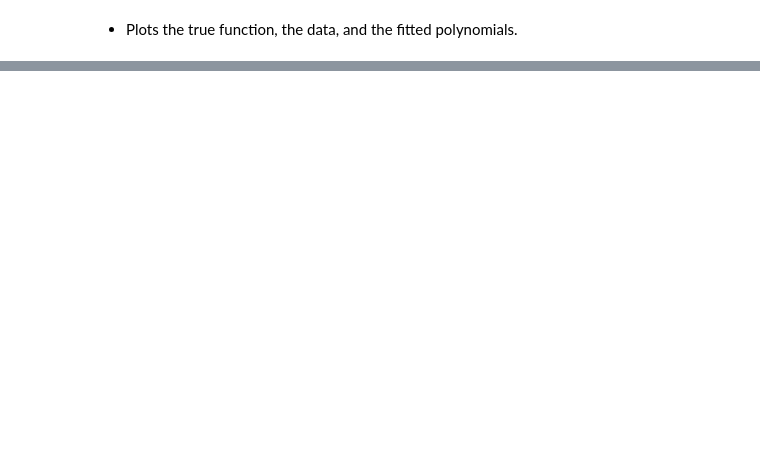
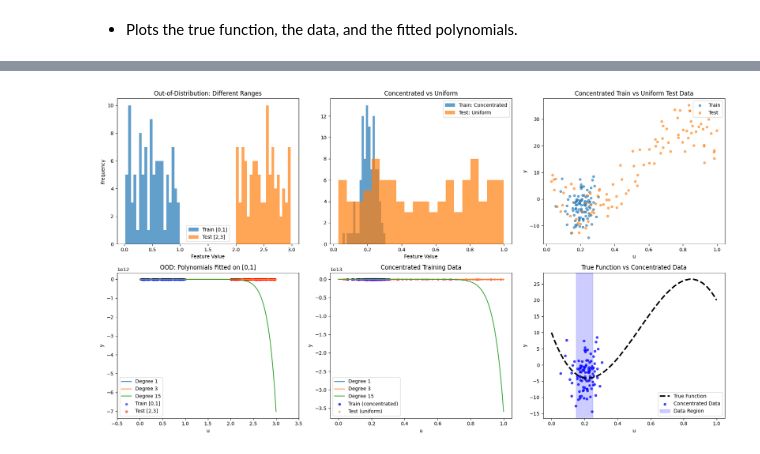
Before and after one commit to mba0329/ML_homeworks, a Jupyter notebook: polynomial_regression.ipynb, the cells around one changed output, grey strips where cells are left out. Saved outputs shown, nothing was run; the diff lists cells and outputs as text; code cells hidden in the pictures; blank space fills up the shorter version.

```diff
--- a/polynomial_regression.ipynb
+++ b/polynomial_regression.ipynb
@@ -115,0 +638,73 @@ plt.show()
+# %%
+# Visualize the different distributions and their effects
+fig, axes = plt.subplots(2, 3, figsize=(18, 10))
+
+# Row 1: Feature distributions
+axes[0, 0].hist(u_train_ood.flatten(), bins=20, alpha=0.7, label='Train [0,1]')
+axes[0, 0].hist(u_test_ood.flatten(), bins=20, alpha=0.7, label='Test [2,3]')
+axes[0, 0].set_title('Out-of-Distribution: Different Ranges')
+axes[0, 0].set_xlabel('Feature Value')
+axes[0, 0].set_ylabel('Frequency')
+axes[0, 0].legend()
+
+axes[0, 1].hist(u_train_conc1.flatten(), bins=20, alpha=0.7, label='Train: Concentrated')
+axes[0, 1].hist(u_test_conc1.flatten(), bins=20, alpha=0.7, label='Test: Uniform')
+axes[0, 1].set_title('Concentrated vs Uniform')
+axes[0, 1].set_xlabel('Feature Value')
+axes[0, 1].legend()
+
+axes[0, 2].scatter(u_train_conc1.flatten(), y_train_conc1.flatten(), alpha=0.6, s=20, label='Train')
+axes[0, 2].scatter(u_test_conc1.flatten(), y_test_conc1.flatten(), alpha=0.6, s=20, label='Test')
+axes[0, 2].set_title('Concentrated Train vs Uniform Test Data')
+axes[0, 2].set_xlabel('u')
+axes[0, 2].set_ylabel('y')
+axes[0, 2].legend()
+
+# Row 2: Polynomial fits for different scenarios
+xx = np.linspace(0, 3, 300).reshape(-1, 1)
+
+# Plot 1: Out-of-distribution scenario
+for p in [1, 3, 15]:
+    X_plot = model_matrix_flexible(p, xx, len(xx))
+    y_plot = X_plot @ results_ood['coefficients'][p].reshape(-1, 1)
+    axes[1, 0].plot(xx.flatten(), y_plot.flatten(), label=f'Degree {p}')
+
+axes[1, 0].scatter(u_train_ood.flatten(), y_train_ood.flatten(), alpha=0.5, c='blue', s=20, label='Train [0,1]')
+axes[1, 0].scatter(u_test_ood.flatten(), y_test_ood.flatten(), alpha=0.5, c='red', s=20, label='Test [2,3]')
+axes[1, 0].set_title('OOD: Polynomials Fitted on [0,1]')
+axes[1, 0].set_xlabel('u')
+axes[1, 0].set_ylabel('y')
+axes[1, 0].legend()
+axes[1, 0].set_xlim(-0.5, 3.5)
+
+# Plot 2: Concentrated training
+xx_narrow = np.linspace(0, 1, 300).reshape(-1, 1)
+for p in [1, 3, 15]:
+    X_plot = model_matrix_flexible(p, xx_narrow, len(xx_narrow))
+    y_plot = X_plot @ results_conc1['coefficients'][p].reshape(-1, 1)
+    axes[1, 1].plot(xx_narrow.flatten(), y_plot.flatten(), label=f'Degree {p}')
+
+axes[1, 1].scatter(u_train_conc1.flatten(), y_train_conc1.flatten(), alpha=0.7, c='blue', s=20, label='Train (concentrated)')
+axes[1, 1].scatter(u_test_conc1.flatten(), y_test_conc1.flatten(), alpha=0.3, c='red', s=10, label='Test (uniform)')
+axes[1, 1].set_title('Concentrated Training Data')
+axes[1, 1].set_xlabel('u')
+axes[1, 1].set_ylabel('y')
+axes[1, 1].legend()
+
+# Plot 3: True function for comparison
+xx_true = np.linspace(0, 1, 300).reshape(-1, 1)
+y_true = (xx_true ** np.arange(0, 4)) @ beta_cubic
+axes[1, 2].plot(xx_true.flatten(), y_true.flatten(), 'k--', linewidth=3, label='True Function')
+axes[1, 2].scatter(u_train_conc1.flatten(), y_train_conc1.flatten(), alpha=0.7, c='blue', s=20, label='Concentrated Data')
+
+# Show the narrow range where we have data
+axes[1, 2].axvspan(0.15, 0.25, alpha=0.2, color='blue', label='Data Region')
+axes[1, 2].set_title('True Function vs Concentrated Data')
+axes[1, 2].set_xlabel('u')
+axes[1, 2].set_ylabel('y')
+axes[1, 2].legend()
+
+plt.tight_layout()
+plt.show()
+# %% [output]
+[figure, added]
```
Also changed, not shown: parts of 32 cells of this notebook.
